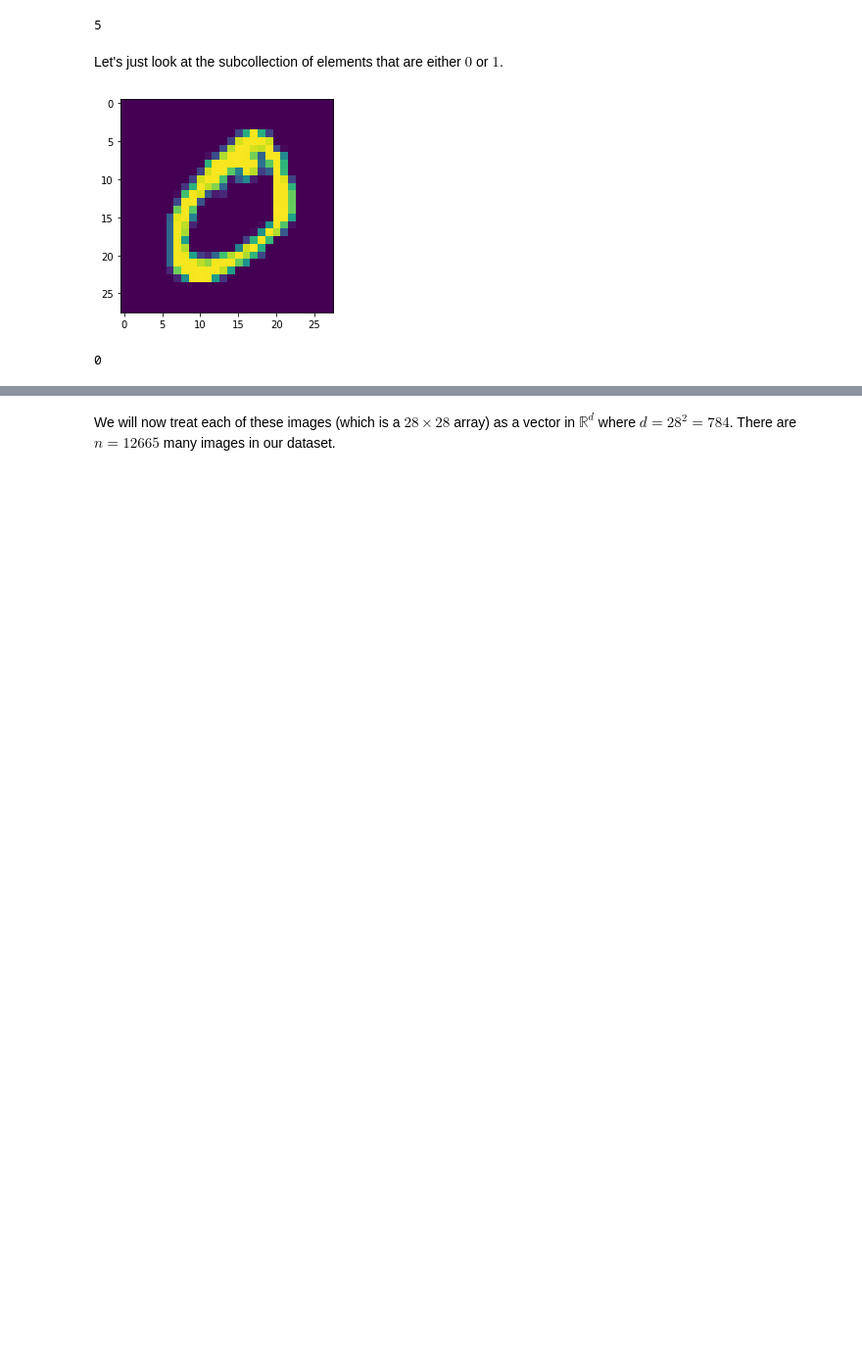
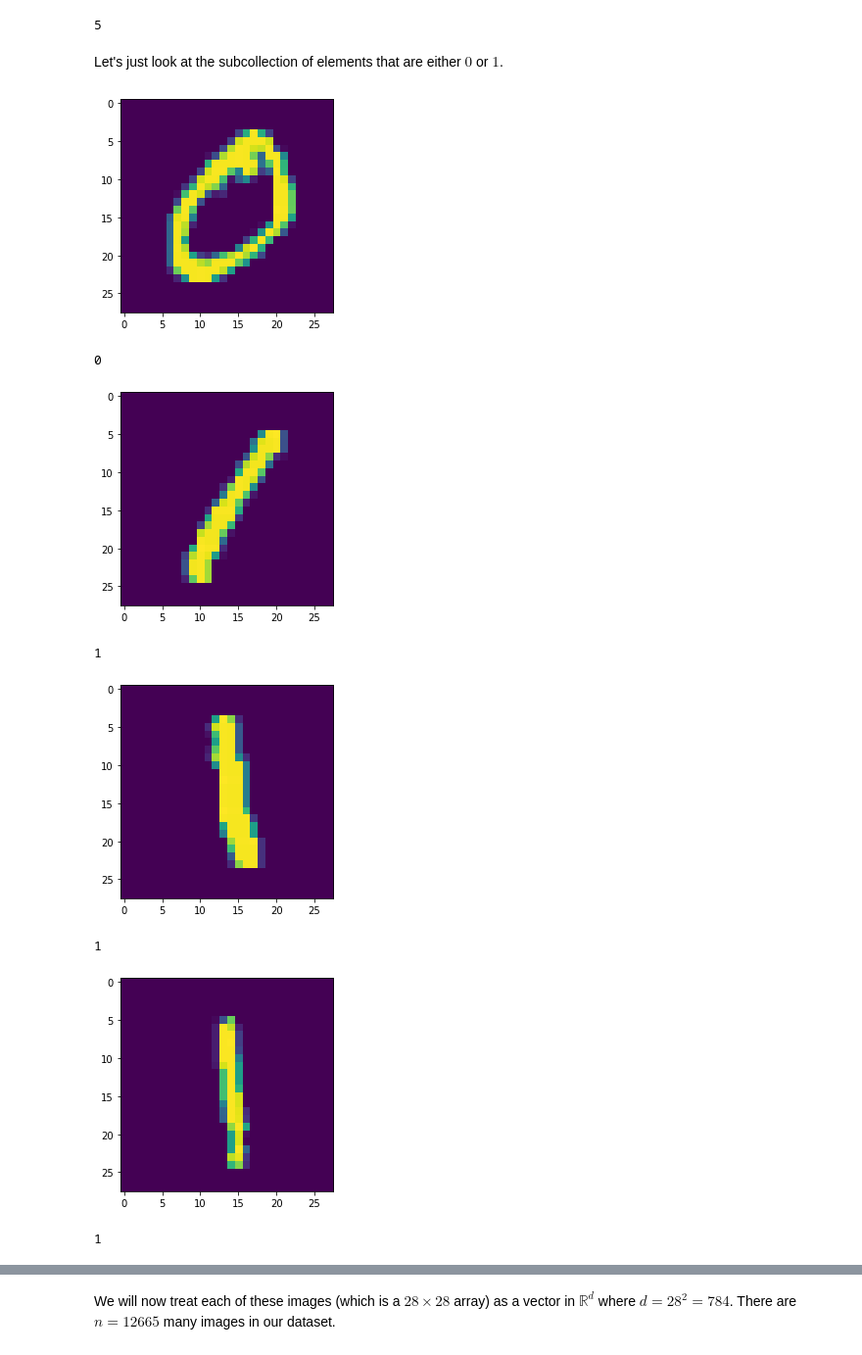
Before and after one commit to djclancy/Math535_Fall23, a Jupyter notebook: Chapter4/Binary Regression.ipynb, the cells around one changed output, grey strips where cells are left out. Shown at 98% size. Cells and saved outputs as stored; diff of their text form; code cells hidden in the pictures; blank space fills up the shorter version.

```diff
--- a/Chapter4/Binary Regression.ipynb
+++ b/Chapter4/Binary Regression.ipynb
@@ -26,10 +26,17 @@ i01 = [i for i in range(len(labels)) if (labels[i]==0) or (labels[i]==1)]
 imgs01 = imgs[i01]
 labels01 = labels[i01]
 # %%
-plt.figure()
-plt.imshow(imgs01[0])
-plt.show()
-print(labels01[0])
+for j in range(10):
+    plt.figure()
+    plt.imshow(imgs01[j])
+    plt.show()
+    print(labels01[j])
 # %% [output]
 [figure]
 0
+[figure, added]
+1
+[figure, added]
+1
+[figure, added]
+1
```
Also changed, not shown: parts of 5 cells of this notebook, 1 other file.
